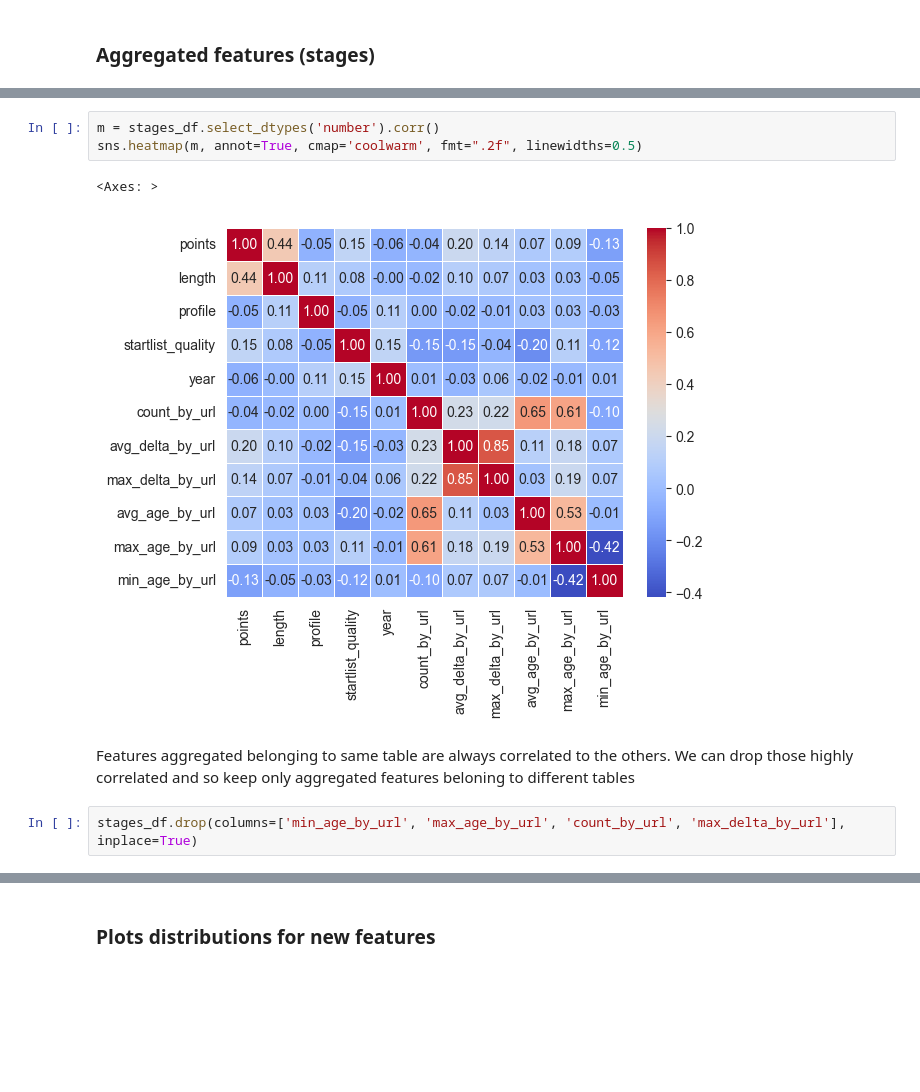
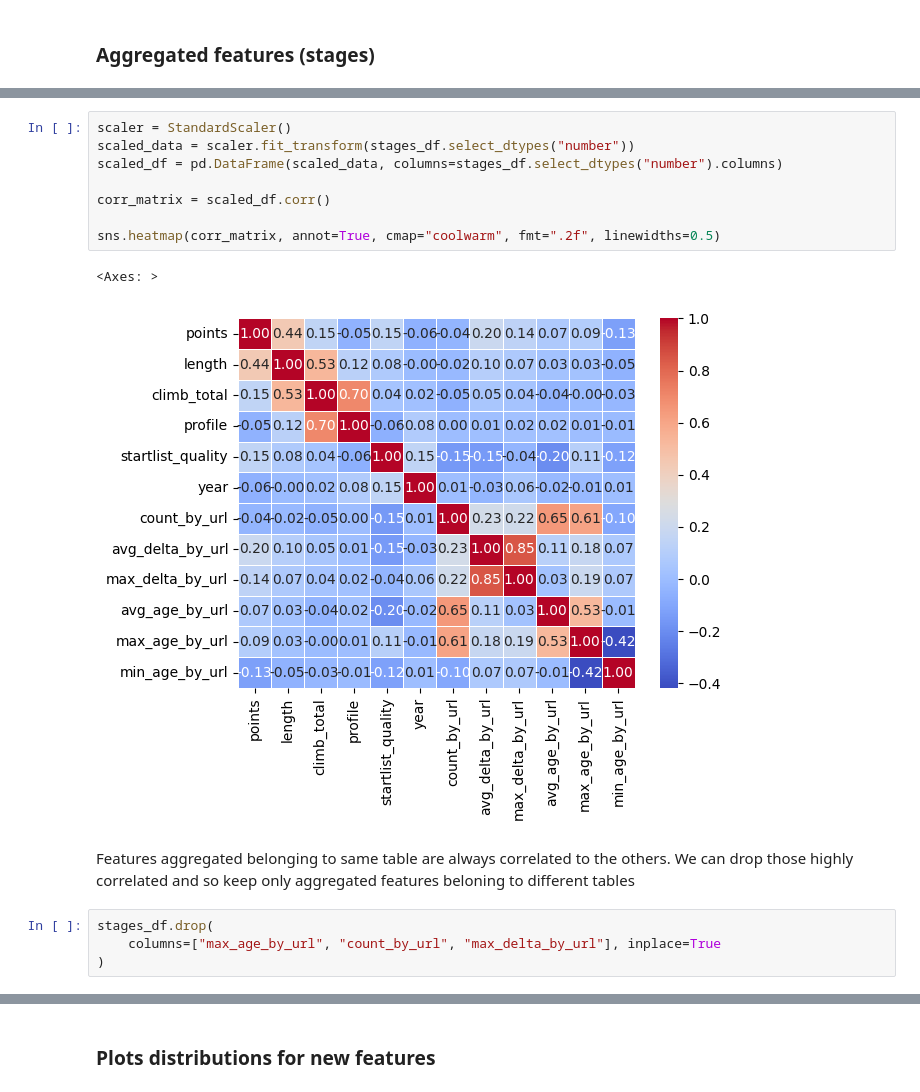
Before and after one commit to DiVitoTommaso/Cyclists-Races_Data-Mining, a Jupyter notebook: Feature Engineering.ipynb, the cells around one changed output, grey strips where cells are left out. Drawn from its saved outputs; the diff is of its cells as text; blank space fills up the shorter version.

Commit message:
redid correlation aggregated data

```diff
--- a/Feature Engineering.ipynb
+++ b/Feature Engineering.ipynb
@@ -269,11 +276,18 @@ print(stages_df)
 # %%
-m = stages_df.select_dtypes('number').corr()
-sns.heatmap(m, annot=True, cmap='coolwarm', fmt=".2f", linewidths=0.5)
+scaler = StandardScaler()
+scaled_data = scaler.fit_transform(stages_df.select_dtypes("number"))
+scaled_df = pd.DataFrame(scaled_data, columns=stages_df.select_dtypes("number").columns)
+
+corr_matrix = scaled_df.corr()
+
+sns.heatmap(corr_matrix, annot=True, cmap="coolwarm", fmt=".2f", linewidths=0.5)
 # %% [output]
 <Axes: >
-[figure, old version]
+[figure, new version]
 # %% [markdown]
 Features aggregated belonging to same table are always correlated to the others. We can drop those highly correlated and so keep only aggregated features beloning to different tables
 # %%
-stages_df.drop(columns=['min_age_by_url', 'max_age_by_url', 'count_by_url', 'max_delta_by_url'], inplace=True)
+stages_df.drop(
+    columns=["max_age_by_url", "count_by_url", "max_delta_by_url"], inplace=True
+)
 # %%
```
Also changed, not shown: parts of 15 cells of this notebook.
